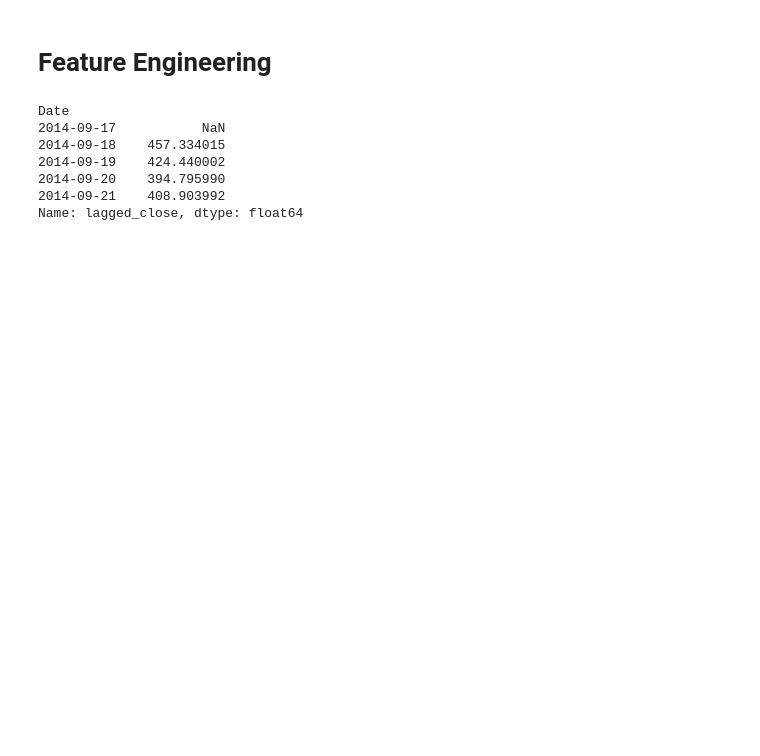
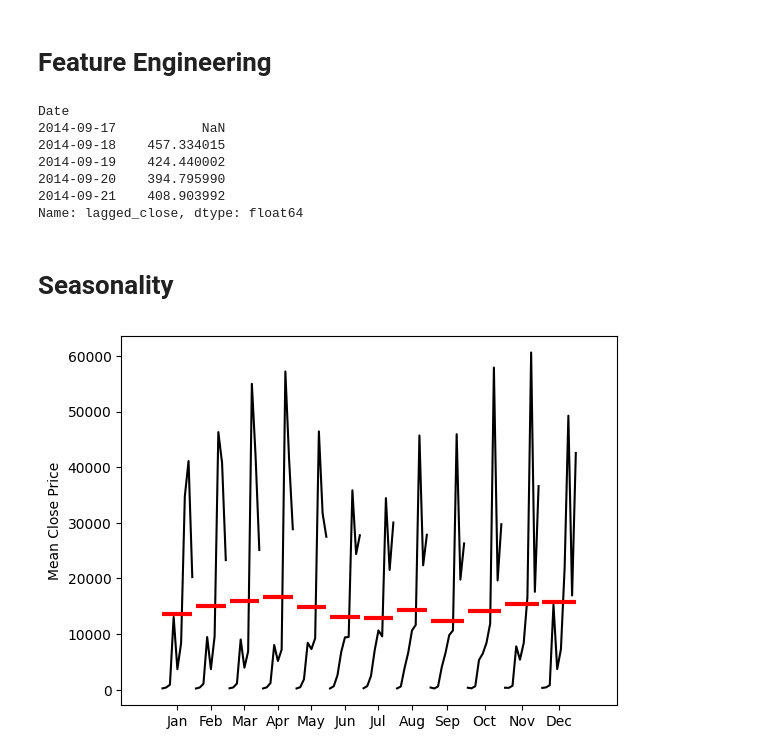
Before and after one commit to jinyongnan810/RNN-practices, a Jupyter notebook: time-series-forecasting-101/bitcoin_analysis.ipynb, the cells around one changed output. Saved outputs shown, nothing was run; the diff lists cells and outputs as text; code cells hidden in the pictures; blank space fills up the shorter version.

Commit message:
bitcoin part3 - seasonal

```diff
--- a/time-series-forecasting-101/bitcoin_analysis.ipynb
+++ b/time-series-forecasting-101/bitcoin_analysis.ipynb
@@ -205,3 +207,11 @@ Date
 2014-09-20    394.795990
 2014-09-21    408.903992
 Name: lagged_close, dtype: float64
+# %% [markdown]
+# Seasonality
+# %%
+# Monthly seasonality
+month_plot(df['Close'].resample('ME').mean(), ylabel='Mean Close Price')
+plt.show()
+# %% [output]
+[figure, added]
```
Also changed, not shown: parts of 8 cells of this notebook, 1 other file.
